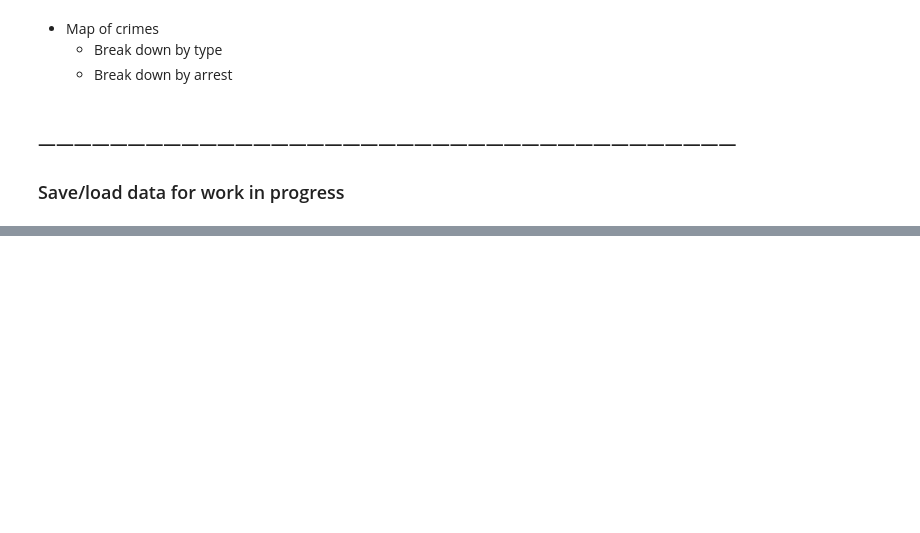
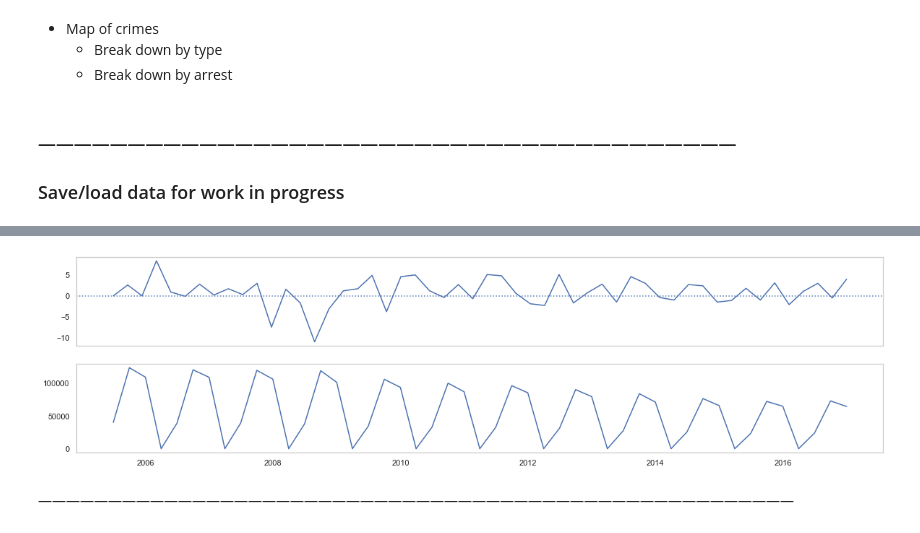
Before and after one commit to vbernardes/chicago-crime-dataviz, a Jupyter notebook: EDA.ipynb, the cells around one changed output, grey strips where cells are left out. Cells and saved outputs as stored; diff of their text form; code cells hidden in the pictures; blank space fills up the shorter version.

```diff
--- a/EDA.ipynb
+++ b/EDA.ipynb
@@ -271,0 +376,10 @@ crimes_df.to_pickle('data/processed_data.pkl')
+# %%
+fig, ax = plt.subplots(nrows=2, ncols=1, figsize=(20,5))
+ax[0].plot(gdp_all_ind_q.iloc[:52])
+ax[0].set_xticks([])
+ax[0].axhline(0, linestyle=':')
+ax[1].plot(crimes_df.loc[(crimes_df.index.year >= 2005) & (crimes_df.index.month >= 6)].resample('Q').size());
+# %% [output]
+[figure, added]
+# %% [markdown]
+——————————————————————————————————————————————————————
```
Also changed, not shown: parts of 24 cells of this notebook.
